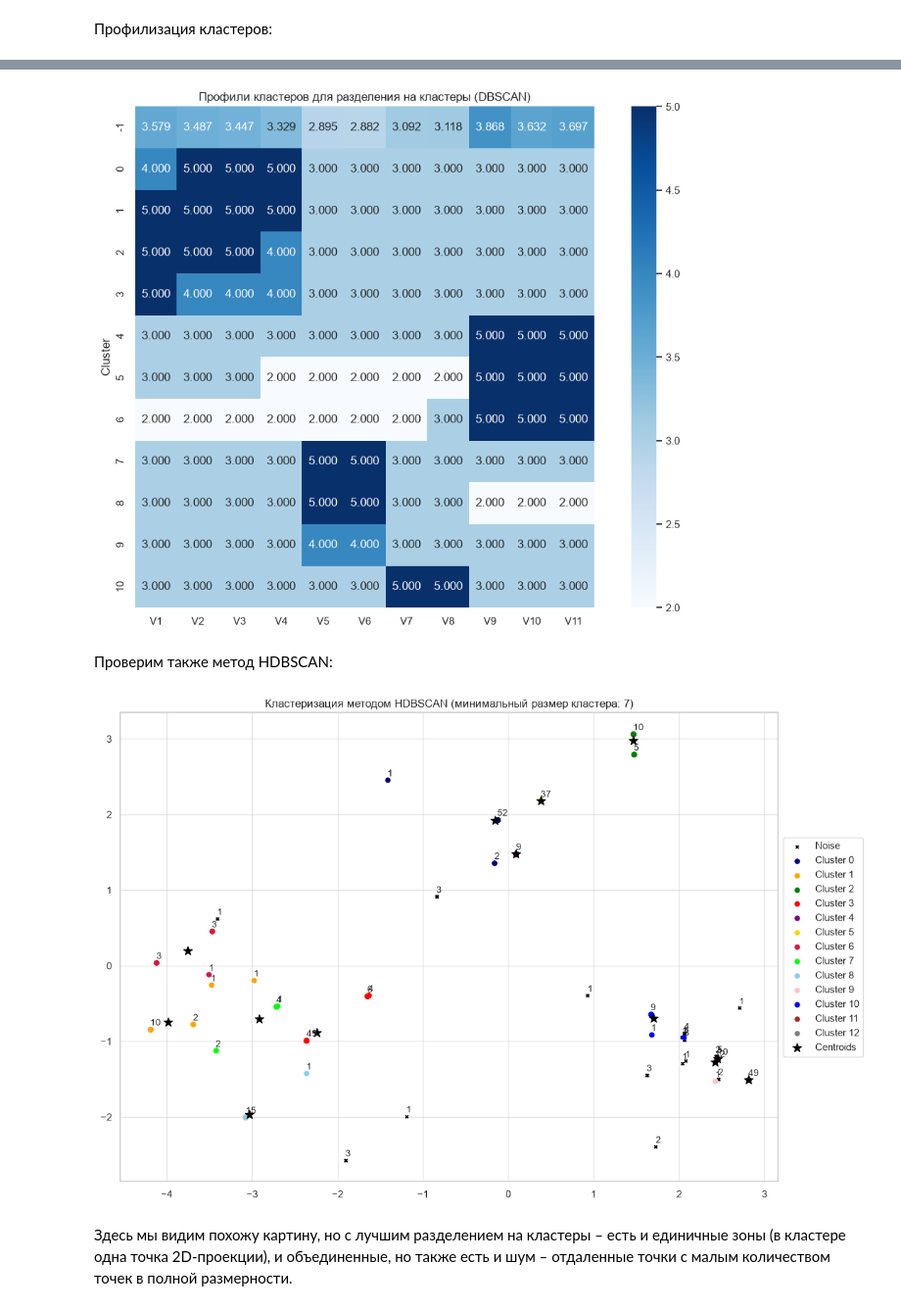
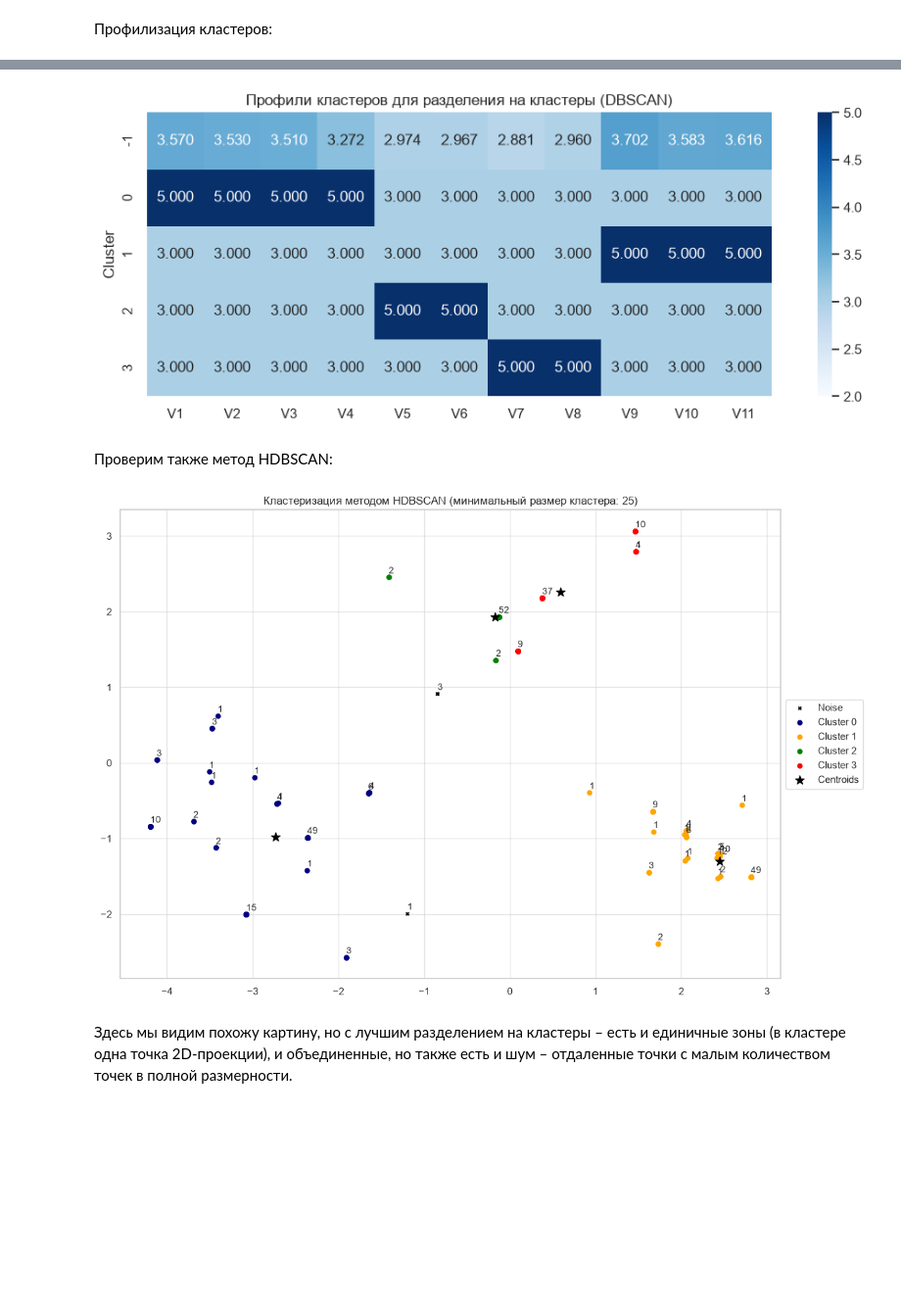
Before and after one commit to kkinzzza/data-analysis-labs, a Jupyter notebook: lab_1-3/lab_1-3.ipynb, the cells around one changed output, grey strips where cells are left out. Shown at 98% size. Drawn from its saved outputs; the diff is of its cells as text; code cells hidden in the pictures; blank space fills up the shorter version.

```diff
--- a/lab_1-3/lab_1-3.ipynb
+++ b/lab_1-3/lab_1-3.ipynb
@@ -552,7 +595,7 @@ plt.show()
 # %% [markdown]
 Стоит упомянуть и ограничения метода DBSCAN – чувствительность к параметрам $\varepsilon$ и **min_samples** и плохое масштабирование на кластеры разной плотности. Есть более устойчивое расширение этого метода – hierarchical DBSCAN (HDBSCAN), в котором необходимо задать только один параметр – минимальный размер кластера **min_cluster_size**.
 # %%
-dbscan = DBSCAN(eps=0.7, min_samples=7)
+dbscan = DBSCAN(eps=0.7, min_samples=25)
 # %%
 dbscan_pred = dbscan.fit_predict(data)
 # %%
@@ -614,22 +650,22 @@ clusters_dbscan_profiles.round(3)
 # %%
-plt.figure(figsize=(11, 8))
+plt.figure(figsize=(11, 4))
 
 sns.heatmap(
     clusters_dbscan_profiles,
     annot=True,
     fmt='.3f',
     cmap='Blues',
     vmin=2,
     vmax=5,
     square=True
 )
 
 plt.title("Профили кластеров для разделения на кластеры (DBSCAN)")
 plt.grid(True, alpha=0.5)
 plt.tight_layout()
 plt.show()
 # %% [output]
-[figure, old version]
+[figure, new version]
 # %% [markdown]
 Проверим также метод HDBSCAN:
 # %%
@@ -662,13 +698,13 @@ for label in np.unique(hdbscan_pred):
 
 plt.scatter(hdbscan_centroids[:, 0], hdbscan_centroids[:, 1], marker="*", c="black", s=100, label="Centroids")
 
-plt.title("Кластеризация методом HDBSCAN (минимальный размер кластера: 7)")
+plt.title("Кластеризация методом HDBSCAN (минимальный размер кластера: 25)")
 plt.grid(True, alpha=0.5)
 plt.legend(loc="center left", bbox_to_anchor=(1, 0.5))
 plt.tight_layout()
 plt.show()
 # %% [output]
-[figure, old version]
+[figure, new version]
 # %% [markdown]
 Здесь мы видим похожу картину, но с лучшим разделением на кластеры – есть и единичные зоны (в кластере одна точка 2D-проекции), и объединенные, но также есть и шум – отдаленные точки с малым количеством точек в полной размерности.
 # %% [markdown]
```
Also changed, not shown: parts of 13 cells of this notebook.
